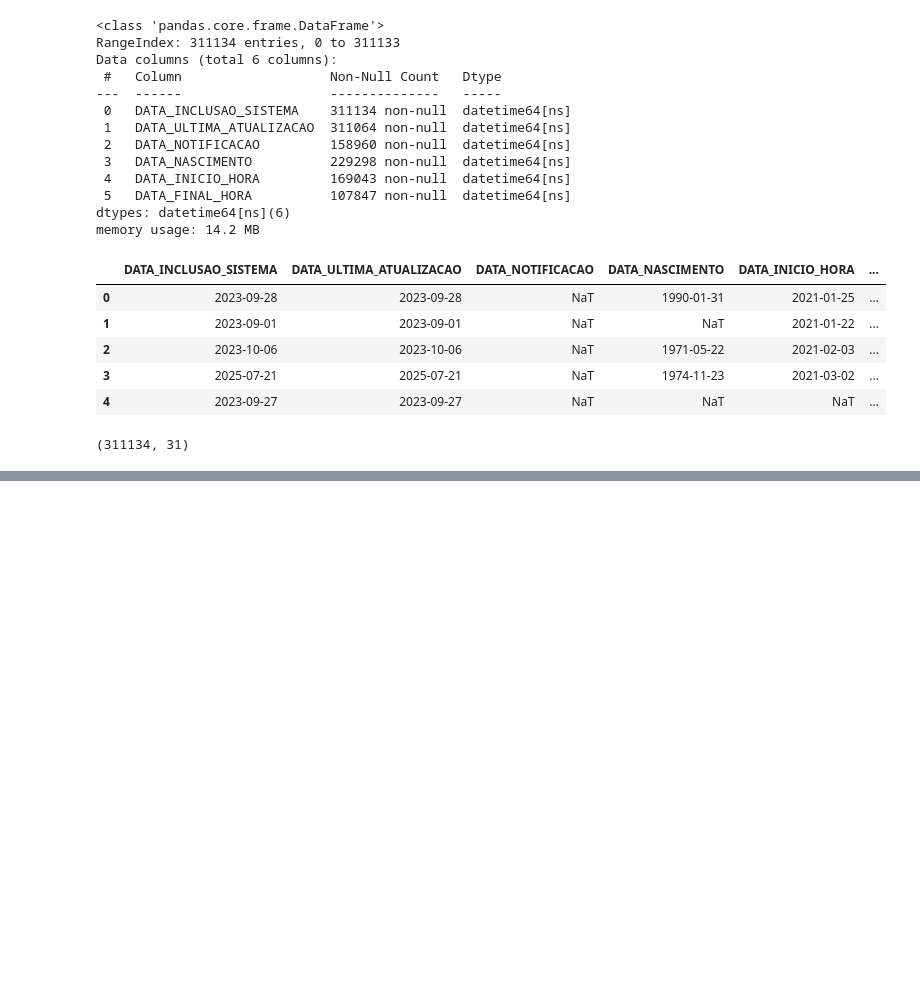
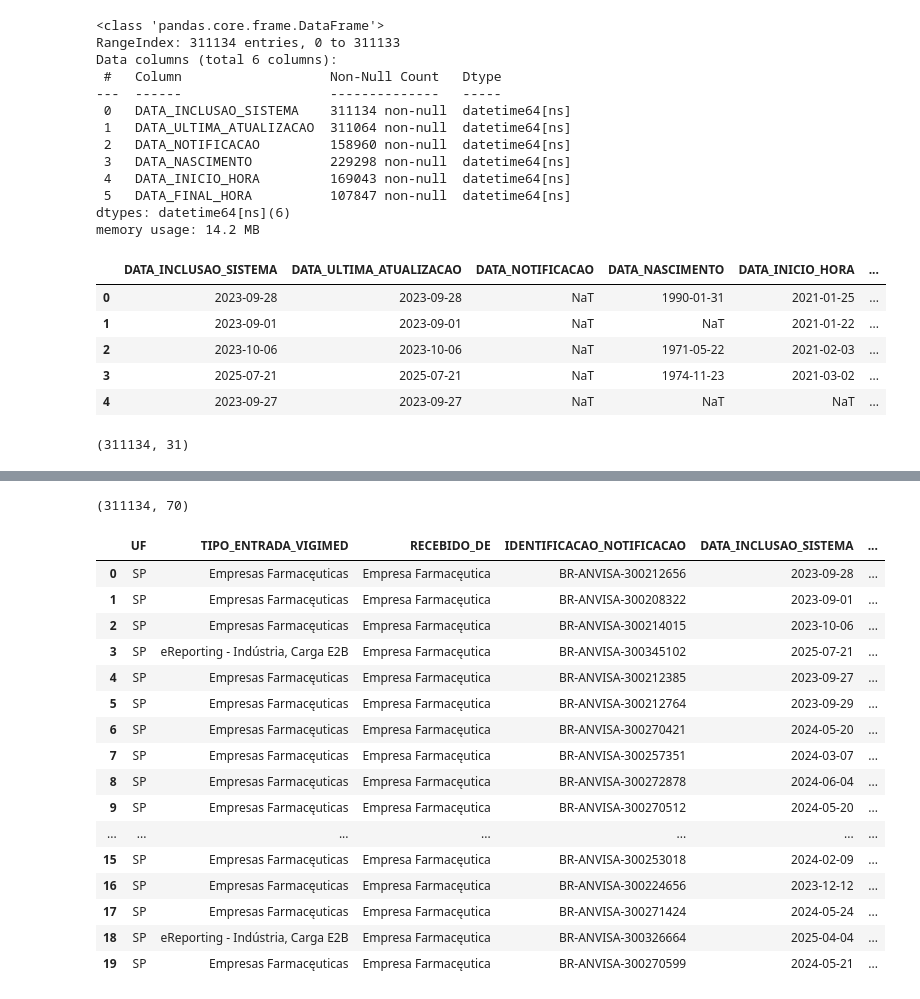
Before and after one commit to mlab-inf-ufrgs/vigimed, a Jupyter notebook: src/notificacoes/elt_dim_notificacoes.ipynb, the cells around one changed output, grey strips where cells are left out. Saved outputs shown, nothing was run; the diff lists cells and outputs as text; code cells hidden in the pictures; blank space fills up the shorter version.

```diff
--- a/src/notificacoes/elt_dim_notificacoes.ipynb
+++ b/src/notificacoes/elt_dim_notificacoes.ipynb
@@ -189,0 +414,2 @@ hist_silver.shape
+# %%
+hist_silver = apply_mappings(hist_silver, mappings_config)
@@ -189,0 +588,2 @@ hist_silver.shape
+# %%
+hist_silver = normalize_idade_momento_reacao(hist_silver, coluna="IDADE_MOMENTO_REACAO")
@@ -189,0 +613,2 @@ hist_silver.shape
+# %%
+hist_silver = normalize_duracao(hist_silver, coluna="DURACAO")
@@ -189,0 +638,2 @@ hist_silver.shape
+# %%
+hist_silver = normalize_idade_gestacional_momento_reacao(hist_silver, coluna="IDADE_GESTACIONAL_MOMENTO_REACAO")
@@ -189,0 +662,24 @@ hist_silver.shape
+# %%
+hist_silver.shape
+# %% [output]
+(311134, 70)
+# %%
+hist_silver.head(20)
+# %% [output]
+|  | UF | TIPO_ENTRADA_VIGIMED | RECEBIDO_DE | IDENTIFICACAO_NOTIFICACAO | DATA_INCLUSAO_SISTEMA | ... |
+| 0 | SP | Empresas Farmacęuticas | Empresa Farmacęutica | BR-ANVISA-300212656 | 2023-09-28 | ... |
+| 1 | SP | Empresas Farmacęuticas | Empresa Farmacęutica | BR-ANVISA-300208322 | 2023-09-01 | ... |
+| 2 | SP | Empresas Farmacęuticas | Empresa Farmacęutica | BR-ANVISA-300214015 | 2023-10-06 | ... |
+| 3 | SP | eReporting - Indústria, Carga E2B | Empresa Farmacęutica | BR-ANVISA-300345102 | 2025-07-21 | ... |
+| 4 | SP | Empresas Farmacęuticas | Empresa Farmacęutica | BR-ANVISA-300212385 | 2023-09-27 | ... |
+| 5 | SP | Empresas Farmacęuticas | Empresa Farmacęutica | BR-ANVISA-300212764 | 2023-09-29 | ... |
+| 6 | SP | Empresas Farmacęuticas | Empresa Farmacęutica | BR-ANVISA-300270421 | 2024-05-20 | ... |
+| 7 | SP | Empresas Farmacęuticas | Empresa Farmacęutica | BR-ANVISA-300257351 | 2024-03-07 | ... |
+| 8 | SP | Empresas Farmacęuticas | Empresa Farmacęutica | BR-ANVISA-300272878 | 2024-06-04 | ... |
+| 9 | SP | Empresas Farmacęuticas | Empresa Farmacęutica | BR-ANVISA-300270512 | 2024-05-20 | ... |
+| ... | ... | ... | ... | ... | ... | ... |
+| 15 | SP | Empresas Farmacęuticas | Empresa Farmacęutica | BR-ANVISA-300253018 | 2024-02-09 | ... |
+| 16 | SP | Empresas Farmacęuticas | Empresa Farmacęutica | BR-ANVISA-300224656 | 2023-12-12 | ... |
+| 17 | SP | Empresas Farmacęuticas | Empresa Farmacęutica | BR-ANVISA-300271424 | 2024-05-24 | ... |
+| 18 | SP | eReporting - Indústria, Carga E2B | Empresa Farmacęutica | BR-ANVISA-300326664 | 2025-04-04 | ... |
+| 19 | SP | Empresas Farmacęuticas | Empresa Farmacęutica | BR-ANVISA-300270599 | 2024-05-21 | ... |
```
Also changed, not shown: parts of 32 cells of this notebook, 7 other files.
